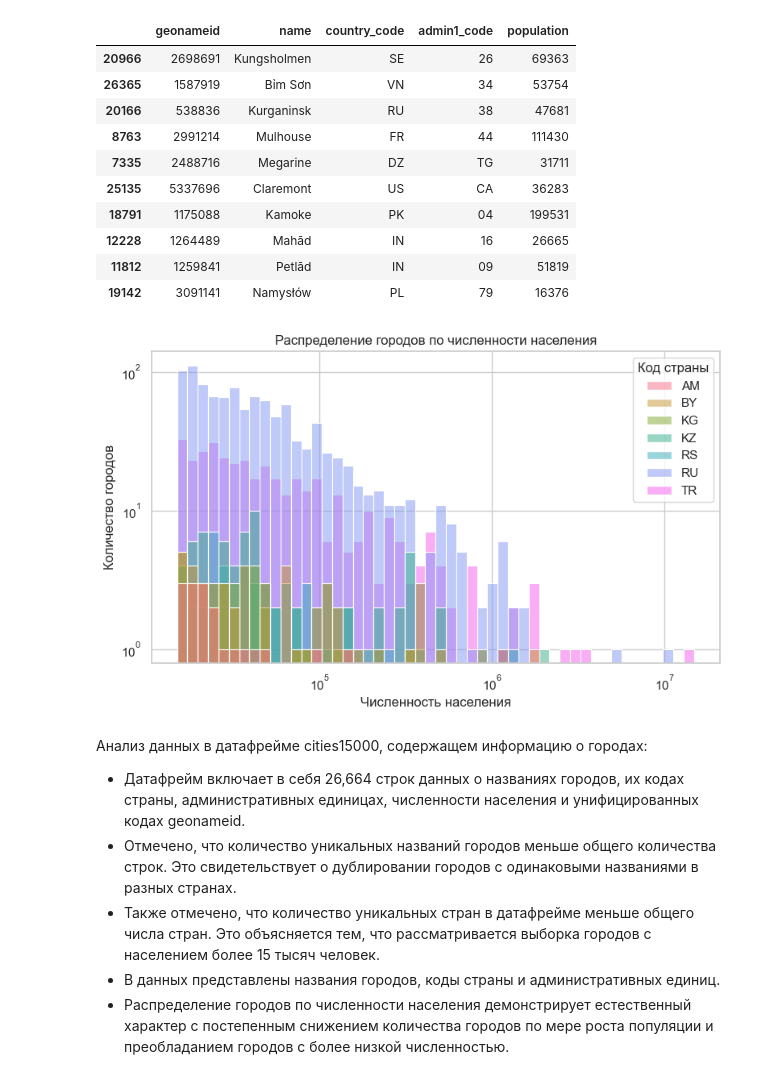
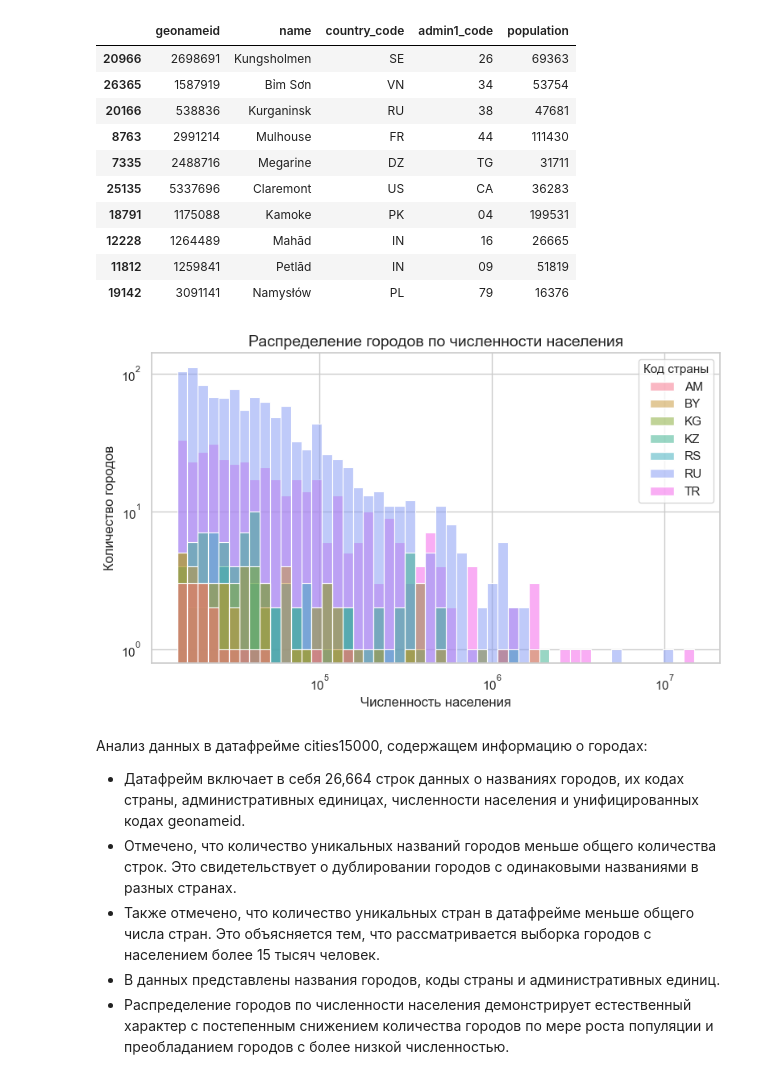
Before and after one commit to DimaDoesCode/DL_and_NLP-Geonames, a Jupyter notebook: Geonames_LaBSE.ipynb, the cells around one changed output. Cells and saved outputs as stored; diff of their text form; code cells hidden in the pictures.

```diff
--- a/Geonames_LaBSE.ipynb
+++ b/Geonames_LaBSE.ipynb
@@ -565,44 +565,44 @@ memory usage: 1.0+ MB
 | 12228 | 1264489 | Mahād | IN | 16 | 26665 |
 | 11812 | 1259841 | Petlād | IN | 09 | 51819 |
 | 19142 | 3091141 | Namysłów | PL | 79 | 16376 |
-# %%
-# Установка стиля seaborn
-sns.set(style="whitegrid", palette='viridis')
-
-selected_data = cities15000[
-    cities15000['country_code'].isin(SELECTED_COUNTRY_CODES)
-]
-
-# Создание графика с несколькими гистограммами с использованием hue
-plt.figure(figsize=(8, 5))
-hist = sns.histplot(
-    data=selected_data,
-    x='population',
-    log_scale=(True, True),
-    bins=50,
-    hue='country_code',
-    #hue_order=SELECTED_COUNTRY_CODES,
-    common_norm=False,
-)
-
-# Настройка осей и заголовка
-plt.ylabel('Количество городов')
-plt.xlabel('Численность населения')
-plt.title('Распределение городов по численности населения')
-
-# Получение объекта легенды
-legend = hist.get_legend()
-
-# Изменение названия легенды
-legend.set_title('Код страны')
-
-# Улучшение компактности отображения
-plt.tight_layout()
-
-# Отображение гистограммы
-plt.show()
-# %% [output]
-[figure, removed]
+# %%
+# Установка стиля seaborn
+sns.set(style="whitegrid", palette='viridis')
+
+selected_data = cities15000[
+    cities15000['country_code'].isin(SELECTED_COUNTRY_CODES)
+]
+
+# Создание графика с несколькими гистограммами с использованием hue
+plt.figure(figsize=(8, 5))
+hist = sns.histplot(
+    data=selected_data,
+    x='population',
+    log_scale=(True, True),
+    bins=50,
+    hue='country_code',
+    #hue_order=SELECTED_COUNTRY_CODES,
+    common_norm=False,
+)
+
+# Настройка осей и заголовка
+plt.ylabel('Количество городов', fontsize=12)
+plt.xlabel('Численность населения', fontsize=12)
+plt.title('Распределение городов по численности населения', fontsize=14)
+
+# Получение объекта легенды
+legend = hist.get_legend()
+
+# Изменение названия легенды
+legend.set_title('Код страны', prop={'size': 11})
+
+# Улучшение компактности отображения
+plt.tight_layout()
+
+# Отображение гистограммы
+plt.show()
+# %% [output]
+[figure, added]
 # %% [markdown]
 Анализ данных в датафрейме cities15000, содержащем информацию о городах:
 - Датафрейм включает в себя 26,664 строк данных о названиях городов, их кодах страны, административных единицах, численности населения и унифицированных кодах geonameid.
```
Also changed, not shown: parts of 3 cells of this notebook.
